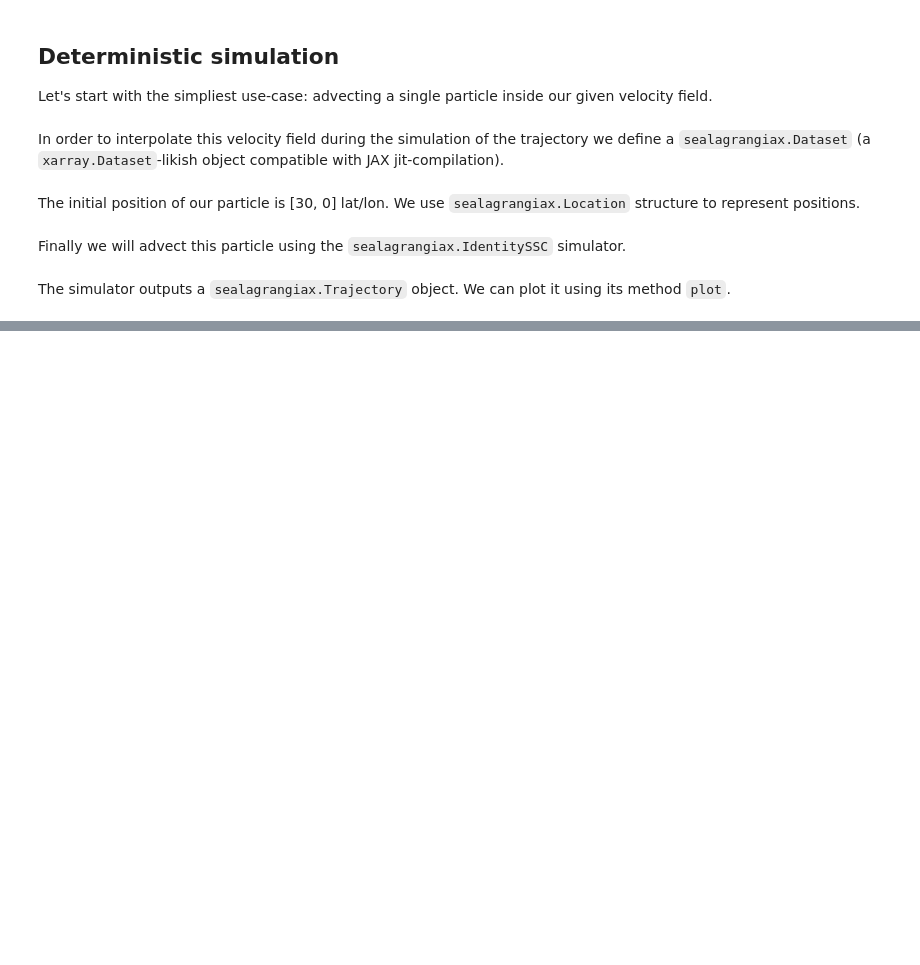
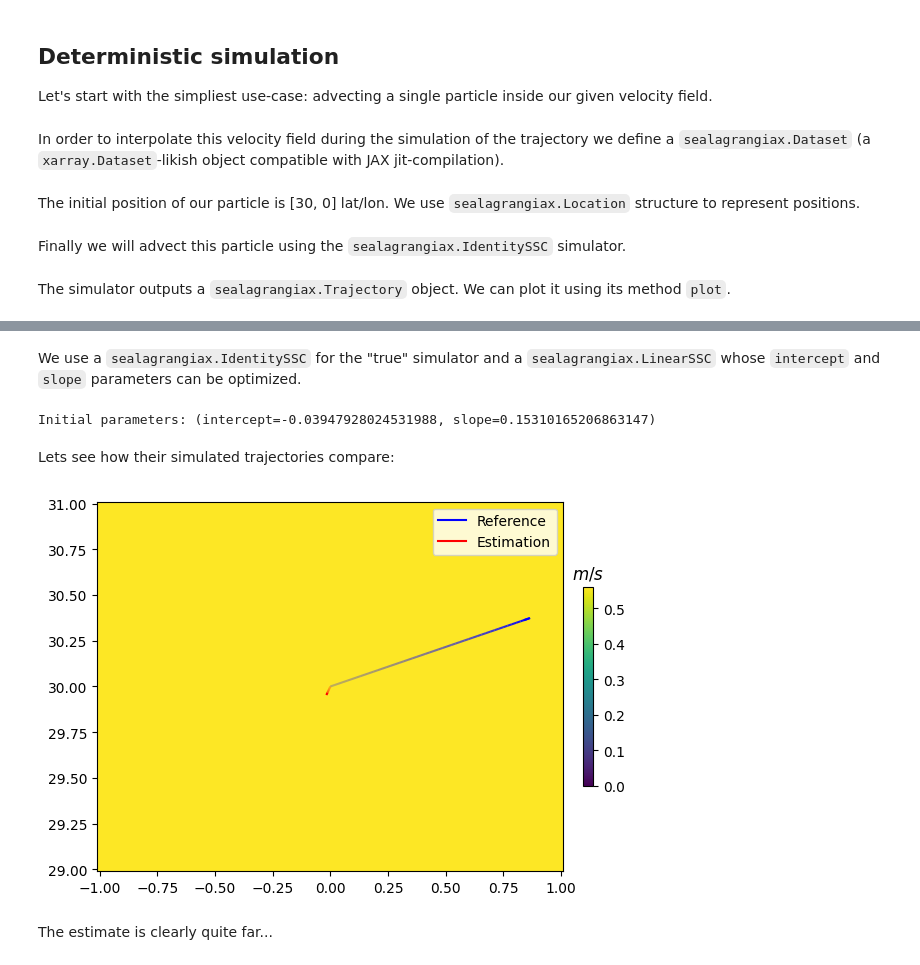
Before and after one commit to vadmbertr/pastax, a Jupyter notebook: demo.ipynb, the cells around one changed output, grey strips where cells are left out. Saved outputs shown, nothing was run; the diff lists cells and outputs as text; code cells hidden in the pictures; blank space fills up the shorter version.

```diff
--- a/demo.ipynb
+++ b/demo.ipynb
@@ -182 +206,14 @@ plt.show()
+# %%
+a = 2
+b = 0.1
+
+trans_cst_u = (true_cst_u - b) / a
+trans_cst_v = (true_cst_v - b) / a
+
+trans_cst_ds = Dataset.from_arrays(
+    variables={"u": trans_cst_u, "v": trans_cst_v},
+    time=ts, latitude=lat, longitude=lon
+)
+# %% [markdown]
+We use a `sealagrangiax.IdentitySSC` for the "true" simulator and a `sealagrangiax.LinearSSC` whose `intercept` and `slope` parameters can be optimized.
 # %%
@@ -184,2 +221,43 @@ import equinox as eqx
 
 from sealagrangiax.simulator import LinearSSC
+# %%
+true_sim = IdentitySSC()
+
+keys = jrd.split(jrd.key(0), 2)
+intercept = jrd.uniform(keys[0], 1, dtype=float, minval=-1, maxval=1)
+slope = jrd.uniform(keys[1], 1, dtype=float, minval=-1, maxval=1)
+trans_sim = LinearSSC.from_param(intercept=intercept, slope=slope)
+
+print(f"Initial parameters: (intercept={intercept.item()}, slope={slope.item()})")
+# %% [output]
+Initial parameters: (intercept=-0.03947928024531988, slope=0.15310165206863147)
+# %% [markdown]
+Lets see how their simulated trajectories compare:
+# %%
+true_traj = true_sim(true_cst_ds, x0, ts[1:-1], dt0)
+est_traj = trans_sim(trans_cst_ds, x0, ts[1:-1], dt0)
+# %%
+# plot the field
+fig, ax = plt.subplots()
+
+im = ax.pcolormesh(
+    lon, lat,
+    jnp.sqrt((true_cst_u[0]**2 + true_cst_v[0]**2)),
+    cmap="viridis", vmin=0
+)
+clb = fig.colorbar(im, ax=ax, orientation="vertical", fraction=0.02, pad=0.04)
+
+clb.ax.set_title("$m/s$")
+
+# add the reference
+ax = true_traj.plot(ax, label="Reference", color="blue")
+
+# add the estimation
+ax = est_traj.plot(ax, label="Estimation", color="red")
+ax.legend()
+
+plt.show()
+# %% [output]
+[figure, added]
+# %% [markdown]
+The estimate is clearly quite far...
```
Also changed, not shown: parts of 45 cells of this notebook.
